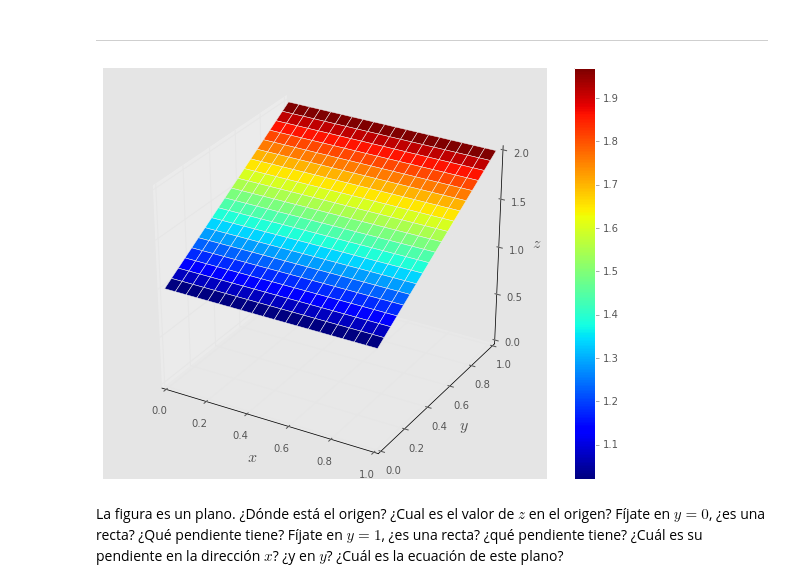
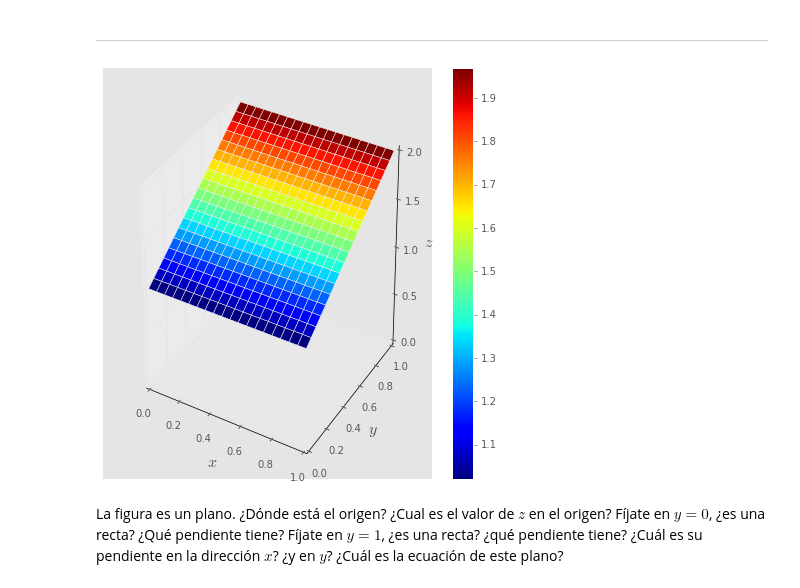
Before and after one commit to XoelSixto/uscmathcourse, a Jupyter notebook: derivadas_cuestiones.ipynb, the cells around one changed output. Saved outputs shown, nothing was run; the diff lists cells and outputs as text; code cells hidden in the pictures.

```diff
--- a/derivadas_cuestiones.ipynb
+++ b/derivadas_cuestiones.ipynb
@@ -54,28 +54,28 @@ fig.tight_layout();
 # %% [markdown]
 ----
 # %%
-fig = plt.figure(figsize=(8, 6))
+fig = plt.figure(figsize=(6, 6))
 ax = fig.add_subplot(1, 1, 1, projection='3d')
 
 xs = np.linspace(0., 1., 20)
 ys = np.linspace(0., 1., 20)
 
 xms, yms = np.meshgrid(xs, ys)
 a, b, c = 0., 1., 1.
 zms = a*xms+b*yms+c
 
 cmap = plt.cm.jet
 # ax.view_init(0., 45.)
 sf = ax.plot_surface(xms, yms, zms, rstride=1, cstride=1, alpha=1., cmap=cmap)
 ax.set_xlabel('$x$', fontsize=16)
 ax.set_ylabel('$y$', fontsize=16)
 ax.set_zlabel('$z$', fontsize=16)
 ax.set_zlim([0., 2.])
 fig.colorbar(sf, ax=ax);
 
 fig.tight_layout();
 # %% [output]
-[figure, old version]
+[figure, new version]
 # %% [markdown]
 La figura es un plano. ¿Dónde está el origen? ¿Cual es el valor de $z$ en el origen? Fíjate en $y=0$, ¿es una recta? ¿Qué pendiente tiene? Fíjate en $y=1$, ¿es una recta? ¿qué pendiente tiene? ¿Cuál es su pendiente en la dirección $x$? ¿y en $y$? ¿Cuál es la ecuación de este plano?
 # %% [markdown]
```
Also changed, not shown: parts of 17 cells of this notebook, 1 other file.
